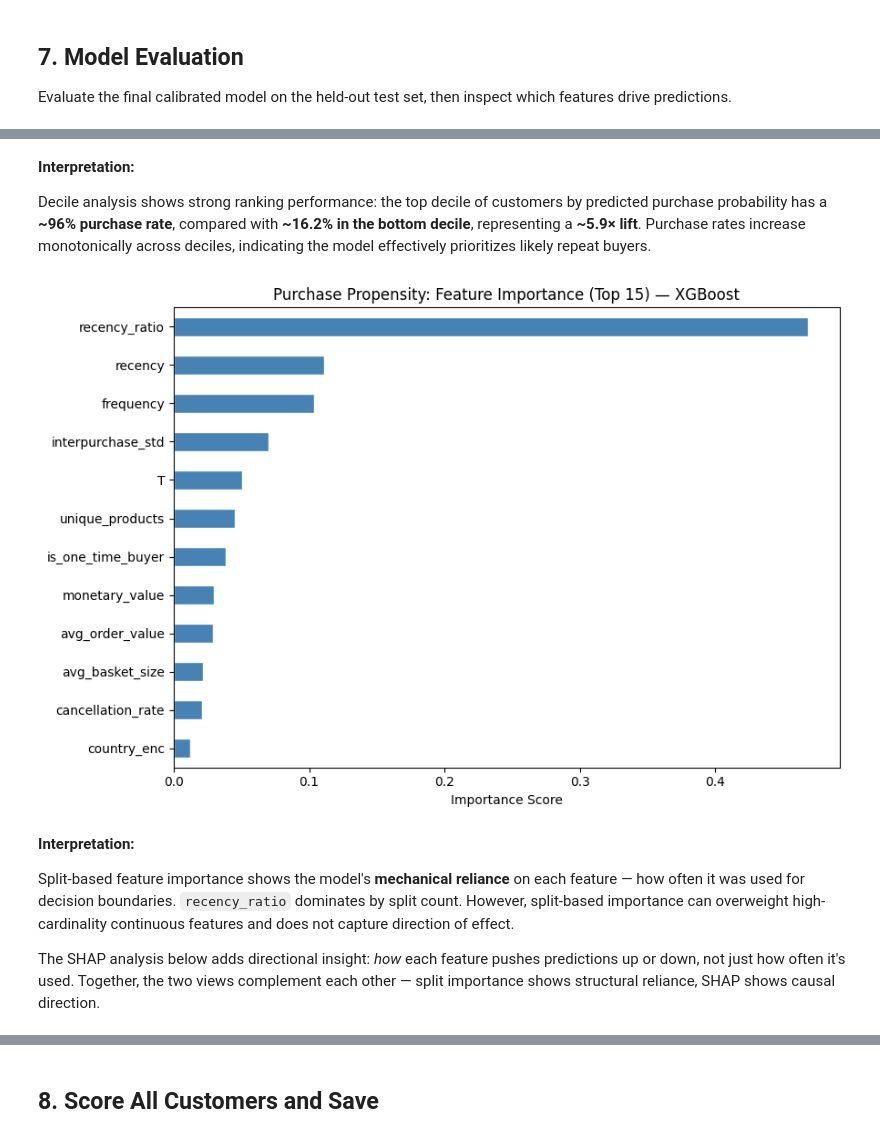
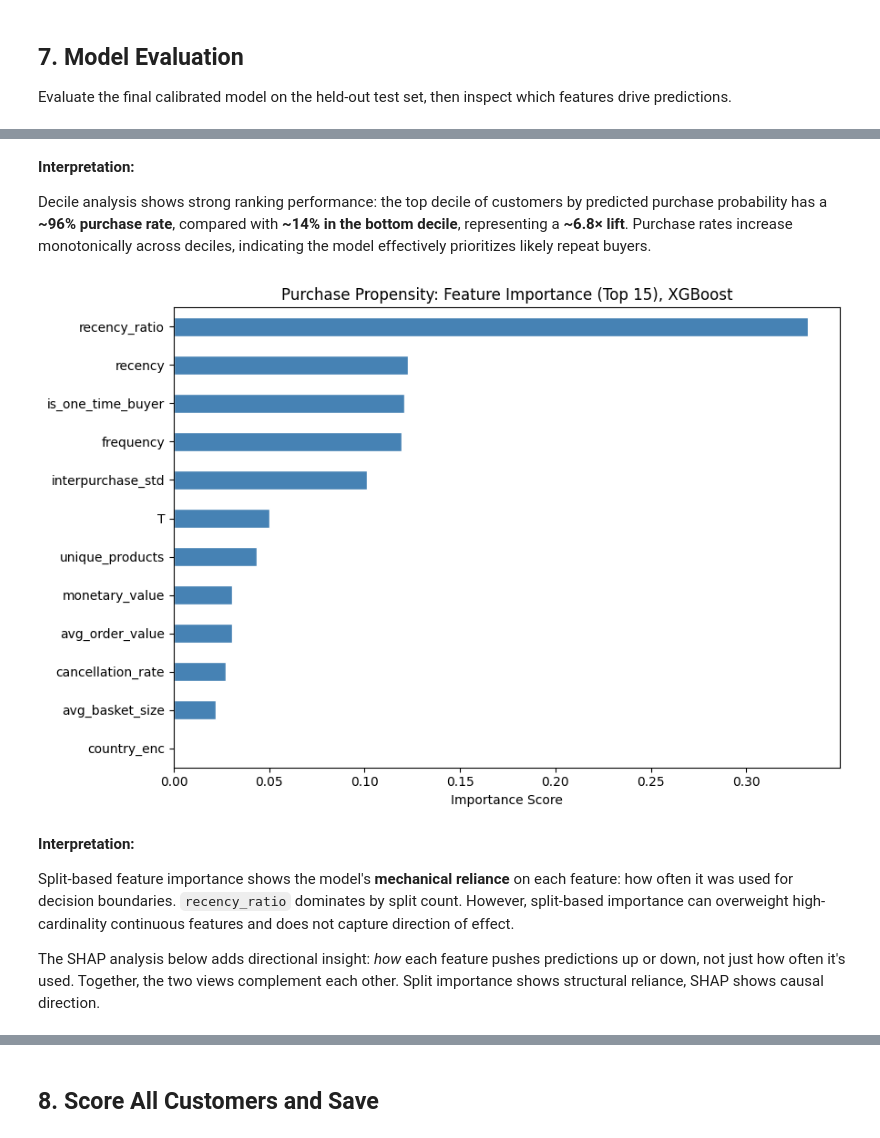
Before and after one commit to dsyhub/customer-lifetime-value-prediction, a Jupyter notebook: notebooks/02_purchase_propensity_model.ipynb, the cells around one changed output, grey strips where cells are left out. Drawn from its saved outputs; the diff is of its cells as text; code cells hidden in the pictures.

Commit message:
fix: pin Optuna TPESampler seed for reproducible hyperparameter tuning

```diff
--- a/notebooks/02_purchase_propensity_model.ipynb
+++ b/notebooks/02_purchase_propensity_model.ipynb
@@ -341,7 +341,8 @@ def objective(trial):
 
 
 print(f"Running Optuna hyperparameter search for {best_model_name} (50 trials, 3-fold CV on train only)...")
-study = optuna.create_study(direction='maximize')
+sampler = optuna.samplers.TPESampler(seed=42)
+study = optuna.create_study(direction='maximize', sampler=sampler)
 study.optimize(objective, n_trials=50)
 
 print(f"\nBest CV PR-AUC: {study.best_value:.4f}")
@@ -525,32 +526,32 @@ Lift (top vs bottom):        5.7x
 # %% [markdown]
 **Interpretation:**
 
-Decile analysis shows strong ranking performance: the top decile of customers by predicted purchase probability has a **~96% purchase rate**, compared with **~16.2% in the bottom decile**, representing a **~5.9× lift**. Purchase rates increase monotonically across deciles, indicating the model effectively prioritizes likely repeat buyers.
+Decile analysis shows strong ranking performance: the top decile of customers by predicted purchase probability has a **~96% purchase rate**, compared with **~14% in the bottom decile**, representing a **~6.8× lift**. Purchase rates increase monotonically across deciles, indicating the model effectively prioritizes likely repeat buyers.
 # %%
 # Feature importance from the base (uncalibrated) tuned classifier
 if hasattr(best_clf, 'feature_importances_'):
     importance = pd.Series(best_clf.feature_importances_, index=FEATURE_COLS)
 elif hasattr(best_clf, 'coef_'):
     importance = pd.Series(np.abs(best_clf.coef_[0]), index=FEATURE_COLS)
 else:
     importance = pd.Series(dtype=float)
 
 top_features = importance.nlargest(15).sort_values()
 
 fig, ax = plt.subplots(figsize=(9, 6))
 top_features.plot(kind='barh', ax=ax, color='steelblue', edgecolor='white')
-ax.set_title(f'Purchase Propensity: Feature Importance (Top 15) — {best_model_name}')
+ax.set_title(f'Purchase Propensity: Feature Importance (Top 15), {best_model_name}')
 ax.set_xlabel('Importance Score')
 plt.tight_layout()
 plt.show()
 # %% [output]
-[figure, old version]
+[figure, new version]
 # %% [markdown]
 **Interpretation:**
 
-Split-based feature importance shows the model's **mechanical reliance** on each feature — how often it was used for decision boundaries. `recency_ratio` dominates by split count. However, split-based importance can overweight high-cardinality continuous features and does not capture direction of effect.
+Split-based feature importance shows the model's **mechanical reliance** on each feature: how often it was used for decision boundaries. `recency_ratio` dominates by split count. However, split-based importance can overweight high-cardinality continuous features and does not capture direction of effect.
 
-The SHAP analysis below adds directional insight: *how* each feature pushes predictions up or down, not just how often it's used. Together, the two views complement each other — split importance shows structural reliance, SHAP shows causal direction.
+The SHAP analysis below adds directional insight: *how* each feature pushes predictions up or down, not just how often it's used. Together, the two views complement each other. Split importance shows structural reliance, SHAP shows causal direction.
 # %%
 # SHAP values are computed on the base (uncalibrated) model because:
 # 1. TreeExplainer requires a single tree-based model, not a CalibratedClassifierCV wrapper
```
Also changed, not shown: parts of 21 cells of this notebook, 1 other file.
